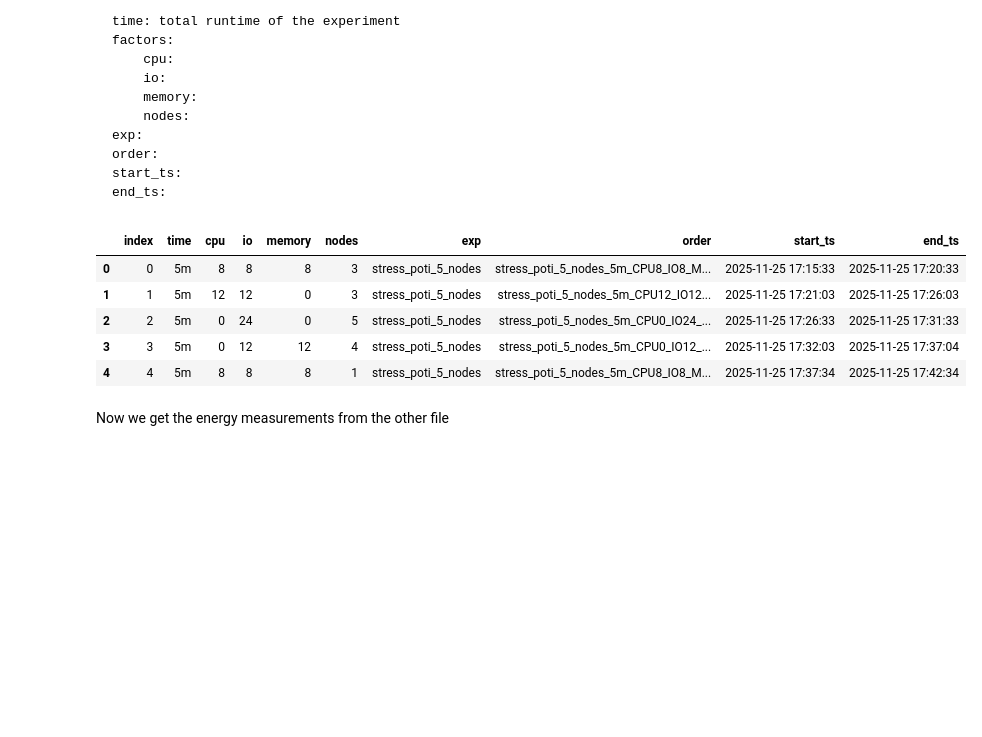
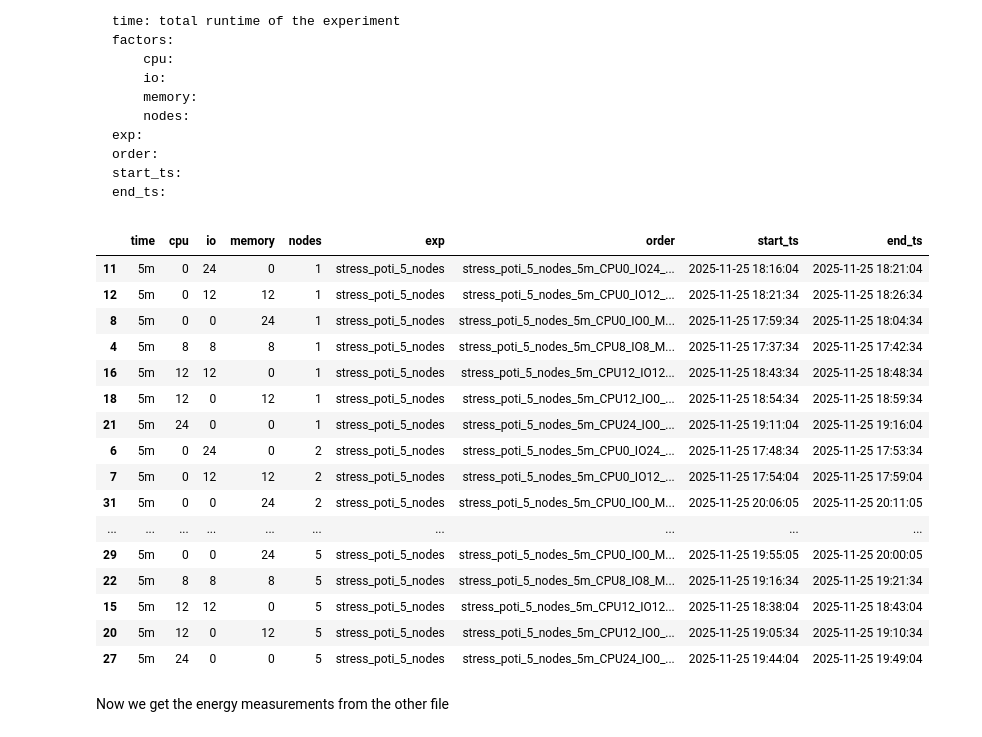
Before and after one commit to othomarcondes/CMP223-EnergyMeasurements, a Jupyter notebook: data_analysis.ipynb, the cells around one changed output. Drawn from its saved outputs; the diff is of its cells as text; code cells hidden in the pictures; blank space fills up the shorter version.

```diff
--- a/data_analysis.ipynb
+++ b/data_analysis.ipynb
@@ -72,19 +72,31 @@ The data of about the experiment etc etc
     end_ts:
 # %%
 experiment = pd.read_csv("./data/stress_poti_5_nodes_735647/stress_poti_5_nodes_735647_output.csv", usecols=["time","cpu","io","memory","nodes","exp","order","start_ts","end_ts"])
-experiment = experiment.reset_index()  # make sure indexes pair with number of rows
+#experiment = experiment.set_index('nodes')  # make sure indexes pair with number of rows
 
 experiment["start_ts"] = pd.to_datetime(experiment["start_ts"], format="%Y-%m-%d %H:%M:%S")
 experiment["end_ts"] = pd.to_datetime(experiment["end_ts"], format="%Y-%m-%d %H:%M:%S")
 
-experiment.head()
+experiment = experiment.sort_values(['nodes','cpu','memory','io'])
+experiment
 # %% [output]
-|  | index | time | cpu | io | memory | nodes | exp | order | start_ts | end_ts |
-| 0 | 0 | 5m | 8 | 8 | 8 | 3 | stress_poti_5_nodes | stress_poti_5_nodes_5m_CPU8_IO8_M... | 2025-11-25 17:15:33 | 2025-11-25 17:20:33 |
-| 1 | 1 | 5m | 12 | 12 | 0 | 3 | stress_poti_5_nodes | stress_poti_5_nodes_5m_CPU12_IO12... | 2025-11-25 17:21:03 | 2025-11-25 17:26:03 |
-| 2 | 2 | 5m | 0 | 24 | 0 | 5 | stress_poti_5_nodes | stress_poti_5_nodes_5m_CPU0_IO24_... | 2025-11-25 17:26:33 | 2025-11-25 17:31:33 |
-| 3 | 3 | 5m | 0 | 12 | 12 | 4 | stress_poti_5_nodes | stress_poti_5_nodes_5m_CPU0_IO12_... | 2025-11-25 17:32:03 | 2025-11-25 17:37:04 |
-| 4 | 4 | 5m | 8 | 8 | 8 | 1 | stress_poti_5_nodes | stress_poti_5_nodes_5m_CPU8_IO8_M... | 2025-11-25 17:37:34 | 2025-11-25 17:42:34 |
+|  | time | cpu | io | memory | nodes | exp | order | start_ts | end_ts |
+| 11 | 5m | 0 | 24 | 0 | 1 | stress_poti_5_nodes | stress_poti_5_nodes_5m_CPU0_IO24_... | 2025-11-25 18:16:04 | 2025-11-25 18:21:04 |
+| 12 | 5m | 0 | 12 | 12 | 1 | stress_poti_5_nodes | stress_poti_5_nodes_5m_CPU0_IO12_... | 2025-11-25 18:21:34 | 2025-11-25 18:26:34 |
+| 8 | 5m | 0 | 0 | 24 | 1 | stress_poti_5_nodes | stress_poti_5_nodes_5m_CPU0_IO0_M... | 2025-11-25 17:59:34 | 2025-11-25 18:04:34 |
+| 4 | 5m | 8 | 8 | 8 | 1 | stress_poti_5_nodes | stress_poti_5_nodes_5m_CPU8_IO8_M... | 2025-11-25 17:37:34 | 2025-11-25 17:42:34 |
+| 16 | 5m | 12 | 12 | 0 | 1 | stress_poti_5_nodes | stress_poti_5_nodes_5m_CPU12_IO12... | 2025-11-25 18:43:34 | 2025-11-25 18:48:34 |
+| 18 | 5m | 12 | 0 | 12 | 1 | stress_poti_5_nodes | stress_poti_5_nodes_5m_CPU12_IO0_... | 2025-11-25 18:54:34 | 2025-11-25 18:59:34 |
+| 21 | 5m | 24 | 0 | 0 | 1 | stress_poti_5_nodes | stress_poti_5_nodes_5m_CPU24_IO0_... | 2025-11-25 19:11:04 | 2025-11-25 19:16:04 |
+| 6 | 5m | 0 | 24 | 0 | 2 | stress_poti_5_nodes | stress_poti_5_nodes_5m_CPU0_IO24_... | 2025-11-25 17:48:34 | 2025-11-25 17:53:34 |
+| 7 | 5m | 0 | 12 | 12 | 2 | stress_poti_5_nodes | stress_poti_5_nodes_5m_CPU0_IO12_... | 2025-11-25 17:54:04 | 2025-11-25 17:59:04 |
+| 31 | 5m | 0 | 0 | 24 | 2 | stress_poti_5_nodes | stress_poti_5_nodes_5m_CPU0_IO0_M... | 2025-11-25 20:06:05 | 2025-11-25 20:11:05 |
+| ... | ... | ... | ... | ... | ... | ... | ... | ... | ... |
+| 29 | 5m | 0 | 0 | 24 | 5 | stress_poti_5_nodes | stress_poti_5_nodes_5m_CPU0_IO0_M... | 2025-11-25 19:55:05 | 2025-11-25 20:00:05 |
+| 22 | 5m | 8 | 8 | 8 | 5 | stress_poti_5_nodes | stress_poti_5_nodes_5m_CPU8_IO8_M... | 2025-11-25 19:16:34 | 2025-11-25 19:21:34 |
+| 15 | 5m | 12 | 12 | 0 | 5 | stress_poti_5_nodes | stress_poti_5_nodes_5m_CPU12_IO12... | 2025-11-25 18:38:04 | 2025-11-25 18:43:04 |
+| 20 | 5m | 12 | 0 | 12 | 5 | stress_poti_5_nodes | stress_poti_5_nodes_5m_CPU12_IO0_... | 2025-11-25 19:05:34 | 2025-11-25 19:10:34 |
+| 27 | 5m | 24 | 0 | 0 | 5 | stress_poti_5_nodes | stress_poti_5_nodes_5m_CPU24_IO0_... | 2025-11-25 19:44:04 | 2025-11-25 19:49:04 |
 # %% [markdown]
 Now we get the energy measurements from the other file
 # %%
```
Also changed, not shown: parts of 3 cells of this notebook.
